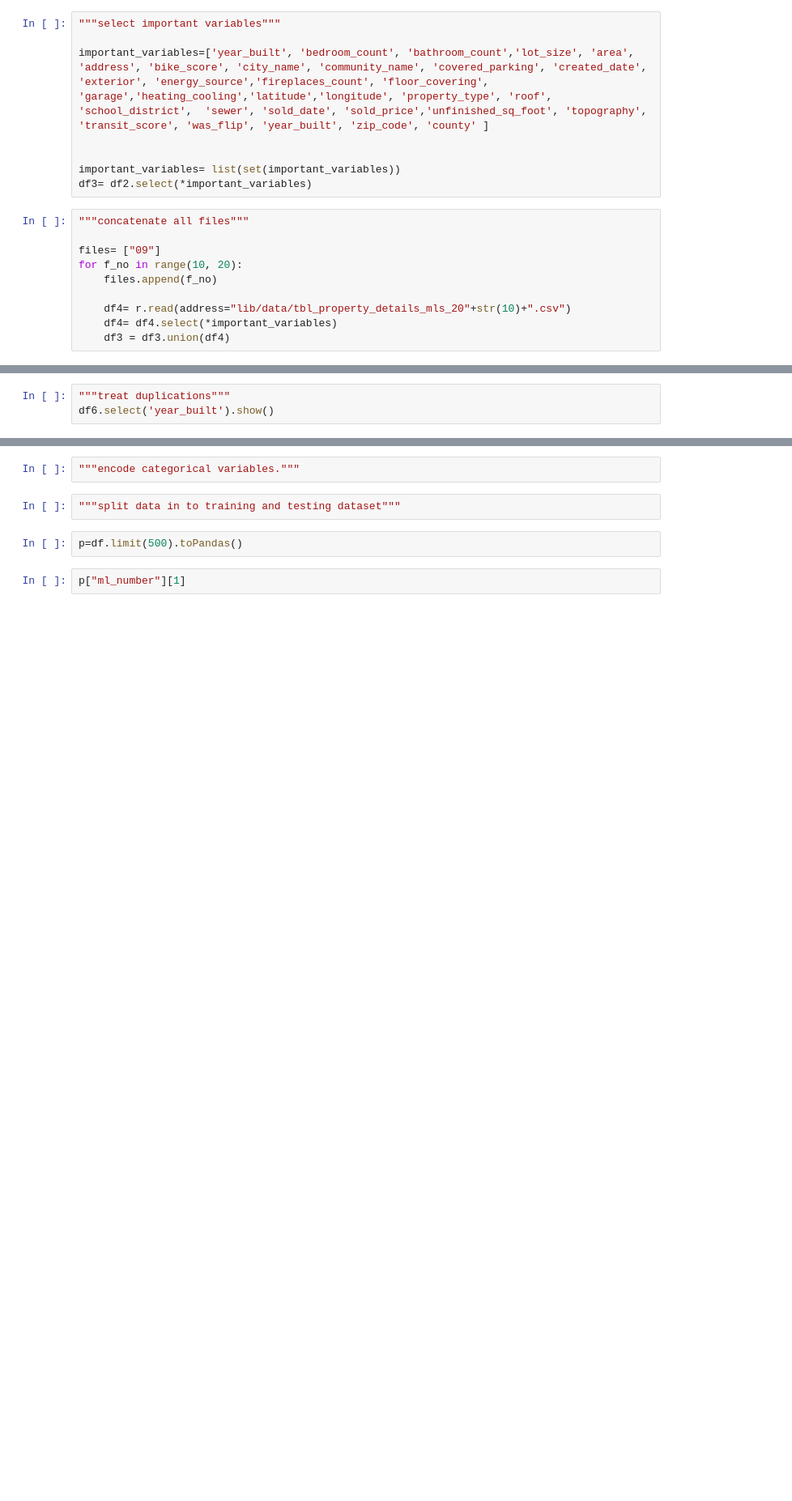
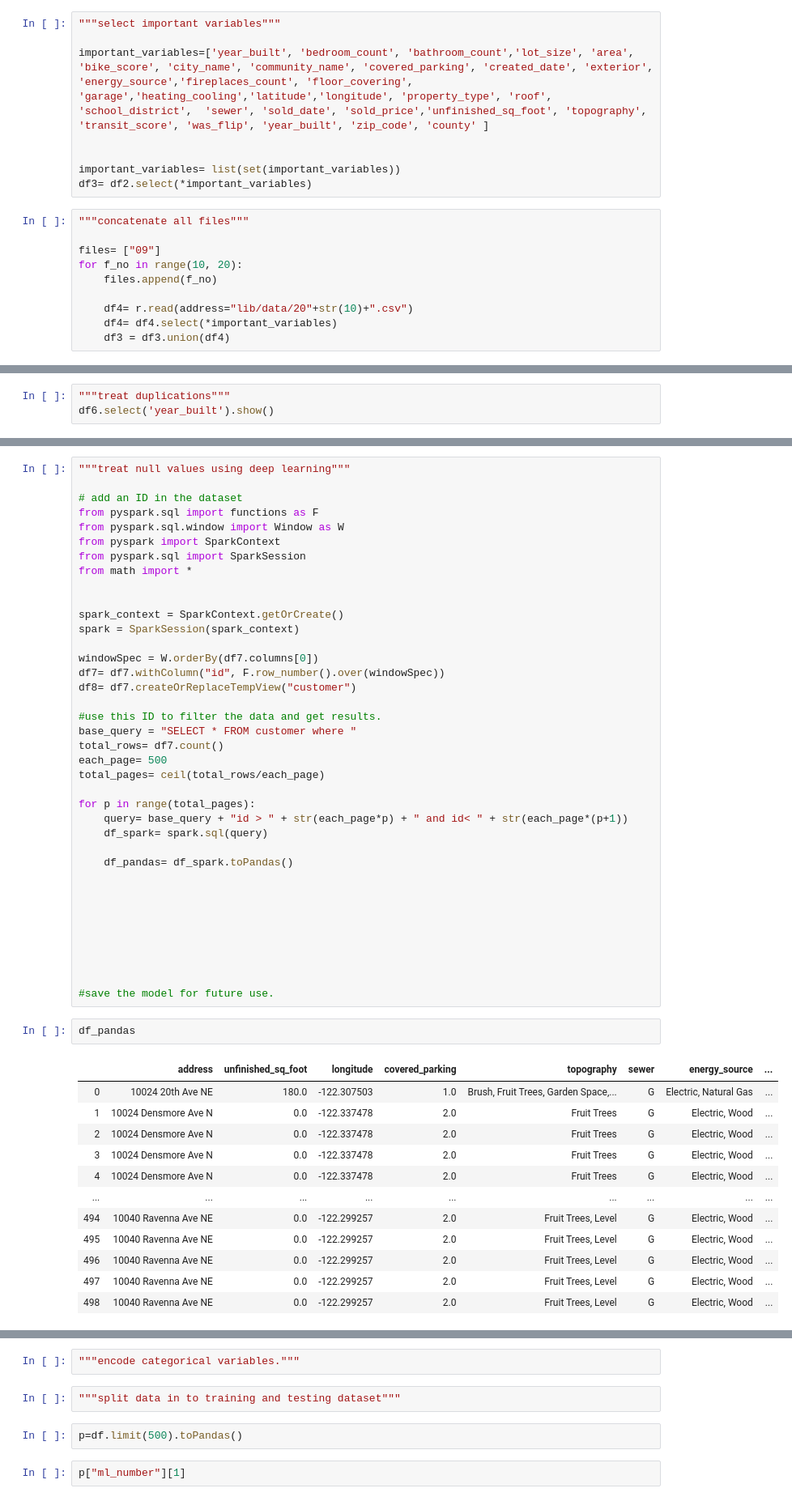
Before and after one commit to Sanyam07/autoTBdataPrep, a Jupyter notebook: lib/test-Draft1.ipynb, the cells around one changed output, grey strips where cells are left out. Shown: that part at 81% size. Drawn from its saved outputs; the diff is of its cells as text; blank space fills up the shorter version.

Commit message:
Added aws deep learning to treat null values
Former-commit-id: e9b5d24122378f290764b9c74407d2df90d9e1b7

```diff
--- a/lib/test-Draft1.ipynb
+++ b/lib/test-Draft1.ipynb
@@ -24,7 +24,7 @@ df2= df.drop(*variables)
 # %%
 """select important variables"""
 
-important_variables=['year_built', 'bedroom_count', 'bathroom_count','lot_size', 'area', 'address', 'bike_score', 'city_name', 'community_name', 'covered_parking', 'created_date', 'exterior', 'energy_source','fireplaces_count', 'floor_covering', 'garage','heating_cooling','latitude','longitude', 'property_type', 'roof', 'school_district',  'sewer', 'sold_date', 'sold_price','unfinished_sq_foot', 'topography', 'transit_score', 'was_flip', 'year_built', 'zip_code', 'county' ]
+important_variables=['year_built', 'bedroom_count', 'bathroom_count','lot_size', 'area', 'bike_score', 'city_name', 'community_name', 'covered_parking', 'created_date', 'exterior', 'energy_source','fireplaces_count', 'floor_covering', 'garage','heating_cooling','latitude','longitude', 'property_type', 'roof', 'school_district',  'sewer', 'sold_date', 'sold_price','unfinished_sq_foot', 'topography', 'transit_score', 'was_flip', 'year_built', 'zip_code', 'county' ]
 
 
 important_variables= list(set(important_variables))
@@ -36,7 +36,7 @@ files= ["09"]
 for f_no in range(10, 20):
     files.append(f_no)
 
-    df4= r.read(address="lib/data/tbl_property_details_mls_20"+str(10)+".csv")
+    df4= r.read(address="lib/data/20"+str(10)+".csv")
     df4= df4.select(*important_variables)
     df3 = df3.union(df4)
 # %%
@@ -108,0 +113,53 @@ df6.select('year_built').show()
+# %%
+"""treat null values using deep learning"""
+
+# add an ID in the dataset
+from pyspark.sql import functions as F
+from pyspark.sql.window import Window as W
+from pyspark import SparkContext
+from pyspark.sql import SparkSession
+from math import *
+
+
+spark_context = SparkContext.getOrCreate()
+spark = SparkSession(spark_context)
+
+windowSpec = W.orderBy(df7.columns[0])
+df7= df7.withColumn("id", F.row_number().over(windowSpec))
+df8= df7.createOrReplaceTempView("customer")
+
+#use this ID to filter the data and get results.
+base_query = "SELECT * FROM customer where "
+total_rows= df7.count()
+each_page= 500
+total_pages= ceil(total_rows/each_page)
+
+for p in range(total_pages):
+    query= base_query + "id > " + str(each_page*p) + " and id< " + str(each_page*(p+1))
+    df_spark= spark.sql(query)
+
+    df_pandas= df_spark.toPandas()
+
+
+
+
+
+
+
+
+#save the model for future use.
+# %%
+df_pandas
+# %% [output]
+|  | address | unfinished_sq_foot | longitude | covered_parking | topography | sewer | energy_source | ... |
+| 0 | 10024 20th Ave NE | 180.0 | -122.307503 | 1.0 | Brush, Fruit Trees, Garden Space,... | G | Electric, Natural Gas | ... |
+| 1 | 10024 Densmore Ave N | 0.0 | -122.337478 | 2.0 | Fruit Trees | G | Electric, Wood | ... |
+| 2 | 10024 Densmore Ave N | 0.0 | -122.337478 | 2.0 | Fruit Trees | G | Electric, Wood | ... |
+| 3 | 10024 Densmore Ave N | 0.0 | -122.337478 | 2.0 | Fruit Trees | G | Electric, Wood | ... |
+| 4 | 10024 Densmore Ave N | 0.0 | -122.337478 | 2.0 | Fruit Trees | G | Electric, Wood | ... |
+| ... | ... | ... | ... | ... | ... | ... | ... | ... |
+| 494 | 10040 Ravenna Ave NE | 0.0 | -122.299257 | 2.0 | Fruit Trees, Level | G | Electric, Wood | ... |
+| 495 | 10040 Ravenna Ave NE | 0.0 | -122.299257 | 2.0 | Fruit Trees, Level | G | Electric, Wood | ... |
+| 496 | 10040 Ravenna Ave NE | 0.0 | -122.299257 | 2.0 | Fruit Trees, Level | G | Electric, Wood | ... |
+| 497 | 10040 Ravenna Ave NE | 0.0 | -122.299257 | 2.0 | Fruit Trees, Level | G | Electric, Wood | ... |
+| 498 | 10040 Ravenna Ave NE | 0.0 | -122.299257 | 2.0 | Fruit Trees, Level | G | Electric, Wood | ... |
```
Also changed, not shown: parts of 18 cells of this notebook, 15 other files.
